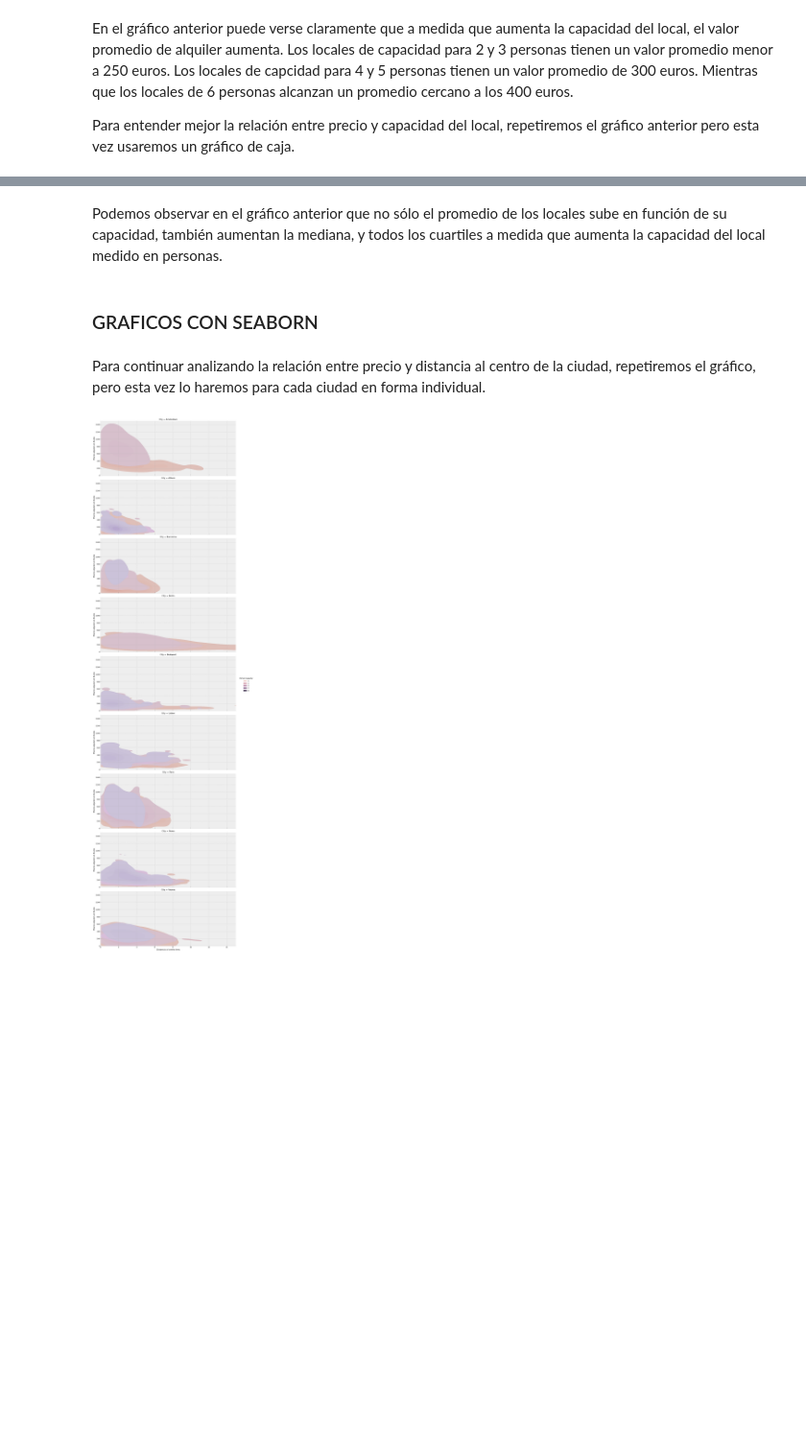
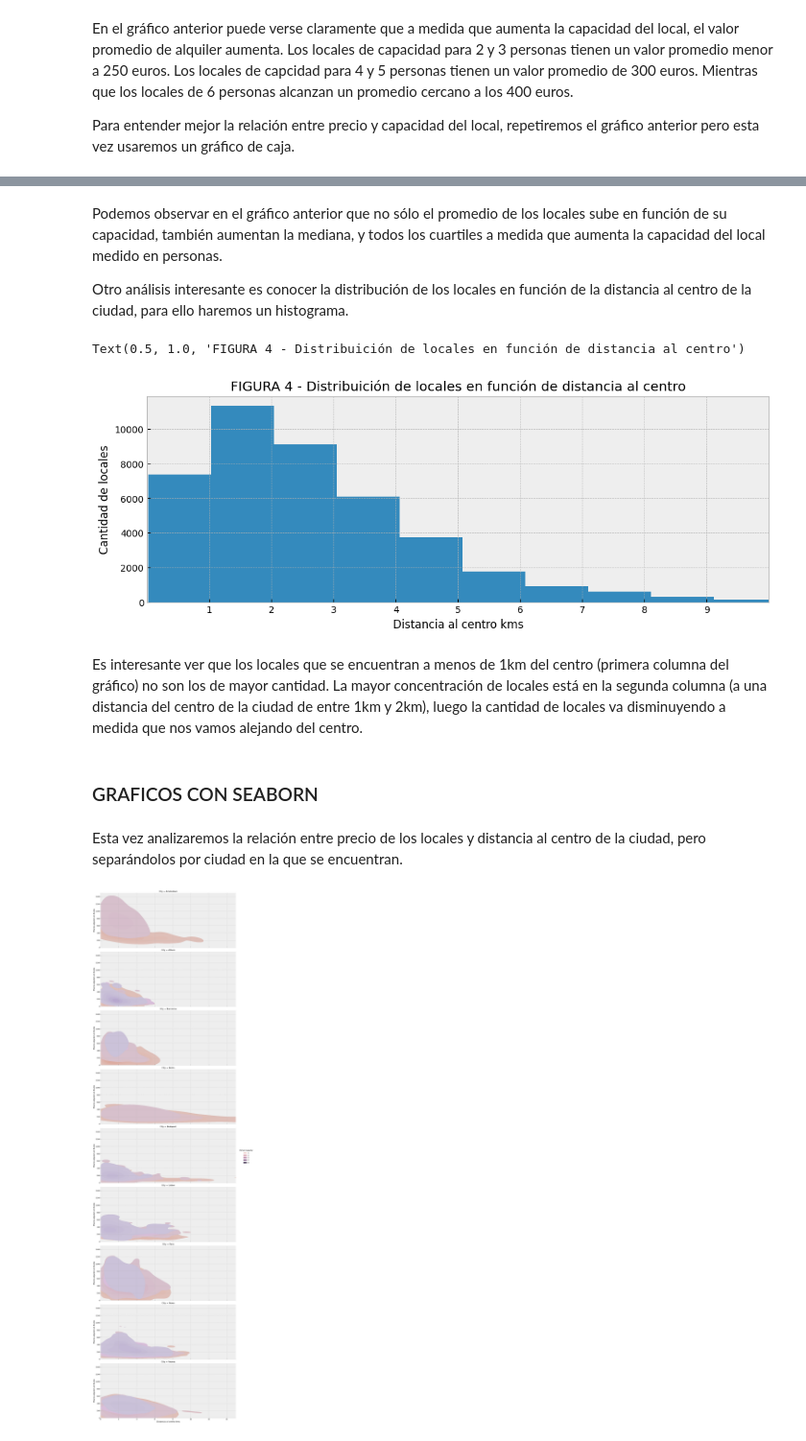
Before and after one commit to tekluis/CoderHouse, a Jupyter notebook: VISUALIZACION-TEK.ipynb, the cells around one changed output, grey strips where cells are left out. Shown at 96% size. Cells and saved outputs as stored; diff of their text form; code cells hidden in the pictures; blank space fills up the shorter version.

```diff
--- a/VISUALIZACION-TEK.ipynb
+++ b/VISUALIZACION-TEK.ipynb
@@ -116,9 +116,26 @@ plt.show()
 # %% [markdown]
 Podemos observar en el gráfico anterior que no sólo el promedio de los locales sube en función de su capacidad, también aumentan la mediana, y todos los cuartiles a medida que aumenta la capacidad del local medido en personas.
+
+Otro análisis interesante es conocer la distribución de los locales en función de la distancia al centro de la ciudad, para ello haremos un histograma.
+# %%
+fig, ax = plt.subplots(figsize=(12,4))
+
+ax.hist(df['City Center (km)'], bins=25)
+ax.set_xlim(0, 10)
+ax.set_xticks([1,2,3,4,5,6,7,8,9])
+ax.set_ylabel('Cantidad de locales')  # Etiqueta del eje y
+ax.set_xlabel('Distancia al centro kms')  # Etiqueta del eje x
+ax.set_title('FIGURA 4 - Distribuición de locales en función de distancia al centro')  # Título del gráfico
+# %% [output]
+Text(0.5, 1.0, 'FIGURA 4 - Distribuición de locales en función de distancia al centro')
+[figure, added]
+# %% [markdown]
+Es interesante ver que los locales que se encuentran a menos de 1km del centro (primera columna del gráfico) no son los de mayor cantidad.
+La mayor concentración de locales está en la segunda columna (a una distancia del centro de la ciudad de entre 1km y 2km), luego la cantidad de locales va disminuyendo a medida que nos vamos alejando del centro.
 # %% [markdown]
 ### GRAFICOS CON SEABORN
 # %% [markdown]
-Para continuar analizando la relación entre precio y distancia al centro de la ciudad, repetiremos el gráfico, pero esta vez lo haremos para cada ciudad en forma individual.
+Esta vez analizaremos la relación entre precio de los locales y distancia al centro de la ciudad, pero separándolos por ciudad en la que se encuentran.
 # %%
 import seaborn as sns
 
```
Also changed, not shown: parts of 10 cells of this notebook.
